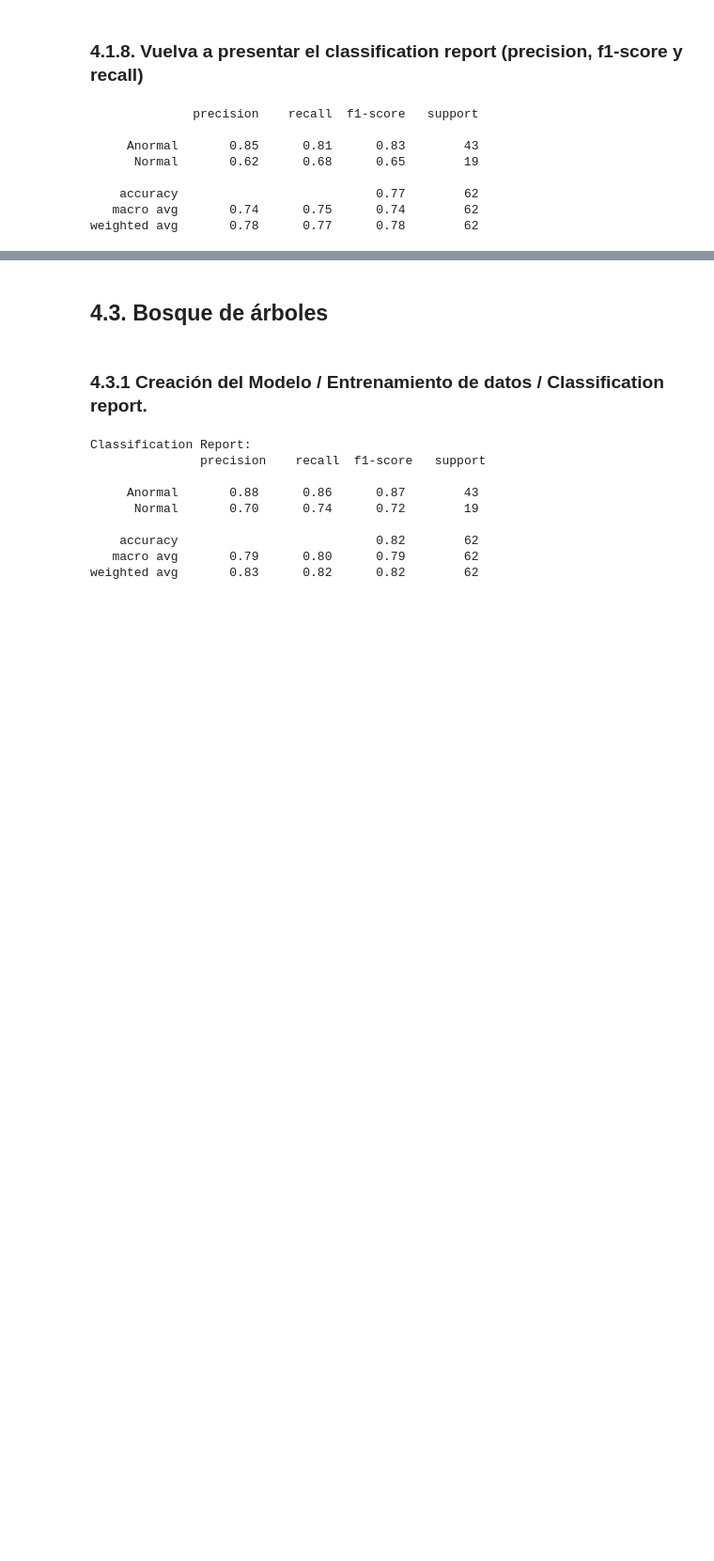
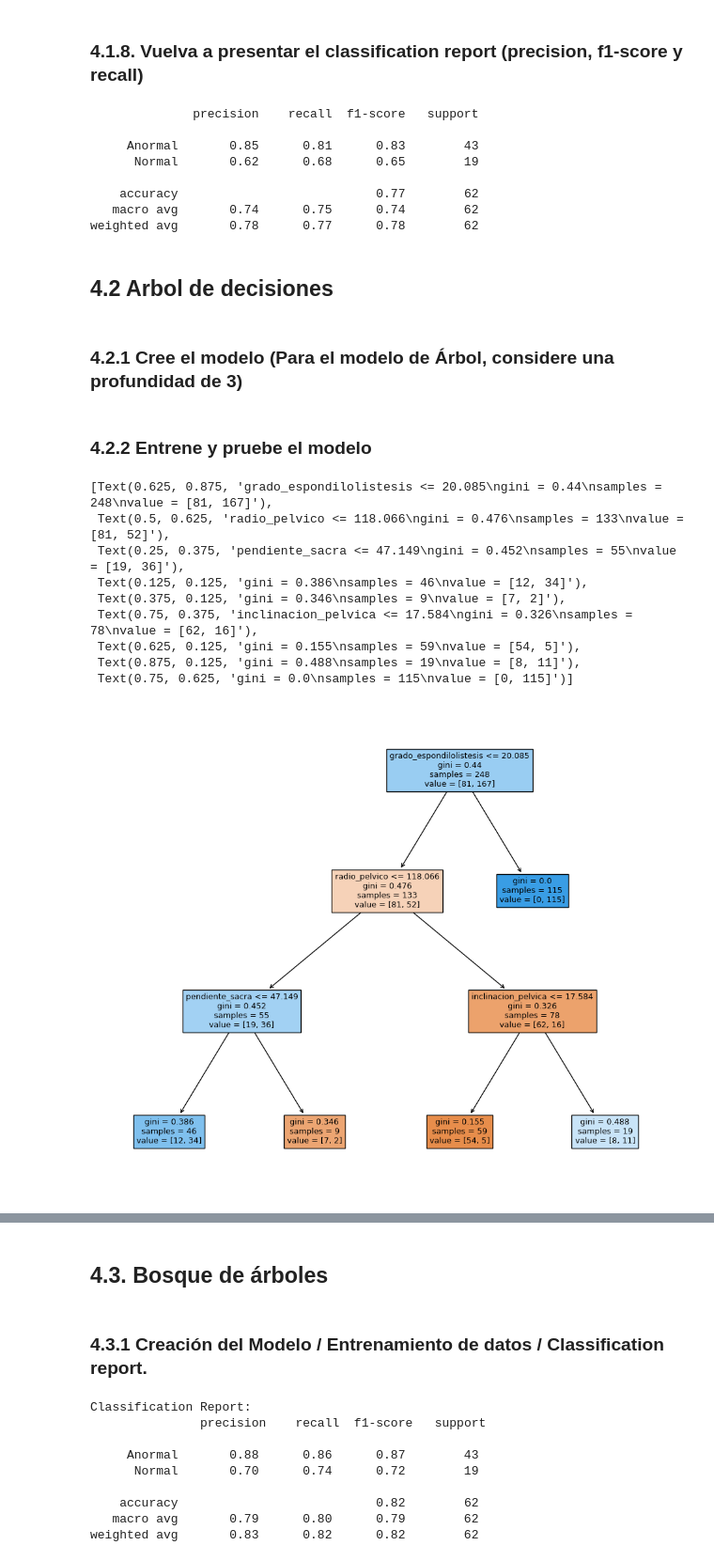
Before and after one commit to notGabo/ET_MachineLearning, a Jupyter notebook: et_ml.ipynb, the cells around one changed output, grey strips where cells are left out. Shown: that part at 94% size. Drawn from its saved outputs; the diff is of its cells as text; code cells hidden in the pictures; blank space fills up the shorter version.

Commit message:
Arbol de decisiones y sus puntos

```diff
--- a/et_ml.ipynb
+++ b/et_ml.ipynb
@@ -343,3 +343,32 @@ print(classification_report(Y_test, Yhat))
     accuracy                           0.77        62
    macro avg       0.74      0.75      0.74        62
 weighted avg       0.78      0.77      0.78        62
+# %% [markdown]
+## 4.2 Arbol de decisiones
+# %% [markdown]
+### 4.2.1 Cree el modelo (Para el modelo de Árbol, considere una profundidad de 3)
+# %%
+from sklearn.tree import DecisionTreeClassifier
+modelo = DecisionTreeClassifier(max_depth=3)
+# %% [markdown]
+### 4.2.2 Entrene y pruebe el modelo
+# %%
+from sklearn.tree import plot_tree
+from sklearn.preprocessing import label_binarize
+Y_train_binary = label_binarize(Y_train, classes=['Normal', 'Anormal'])
+Y_test_binary = label_binarize(Y_test, classes=['Normal', 'Anormal'])
+modelo.fit(X = X_train , y= Y_train_binary)
+DecisionTreeClassifier()
+plt.figure(figsize =(12,10))
+plot_tree(decision_tree=modelo, feature_names=X_test.columns, filled=True)
+# %% [output]
+[Text(0.625, 0.875, 'grado_espondilolistesis <= 20.085\ngini = 0.44\nsamples = 248\nvalue = [81, 167]'),
+ Text(0.5, 0.625, 'radio_pelvico <= 118.066\ngini = 0.476\nsamples = 133\nvalue = [81, 52]'),
+ Text(0.25, 0.375, 'pendiente_sacra <= 47.149\ngini = 0.452\nsamples = 55\nvalue = [19, 36]'),
+ Text(0.125, 0.125, 'gini = 0.386\nsamples = 46\nvalue = [12, 34]'),
+ Text(0.375, 0.125, 'gini = 0.346\nsamples = 9\nvalue = [7, 2]'),
+ Text(0.75, 0.375, 'inclinacion_pelvica <= 17.584\ngini = 0.326\nsamples = 78\nvalue = [62, 16]'),
+ Text(0.625, 0.125, 'gini = 0.155\nsamples = 59\nvalue = [54, 5]'),
+ Text(0.875, 0.125, 'gini = 0.488\nsamples = 19\nvalue = [8, 11]'),
+ Text(0.75, 0.625, 'gini = 0.0\nsamples = 115\nvalue = [0, 115]')]
+[figure, added]
```
Also changed, not shown: parts of 13 cells of this notebook.
